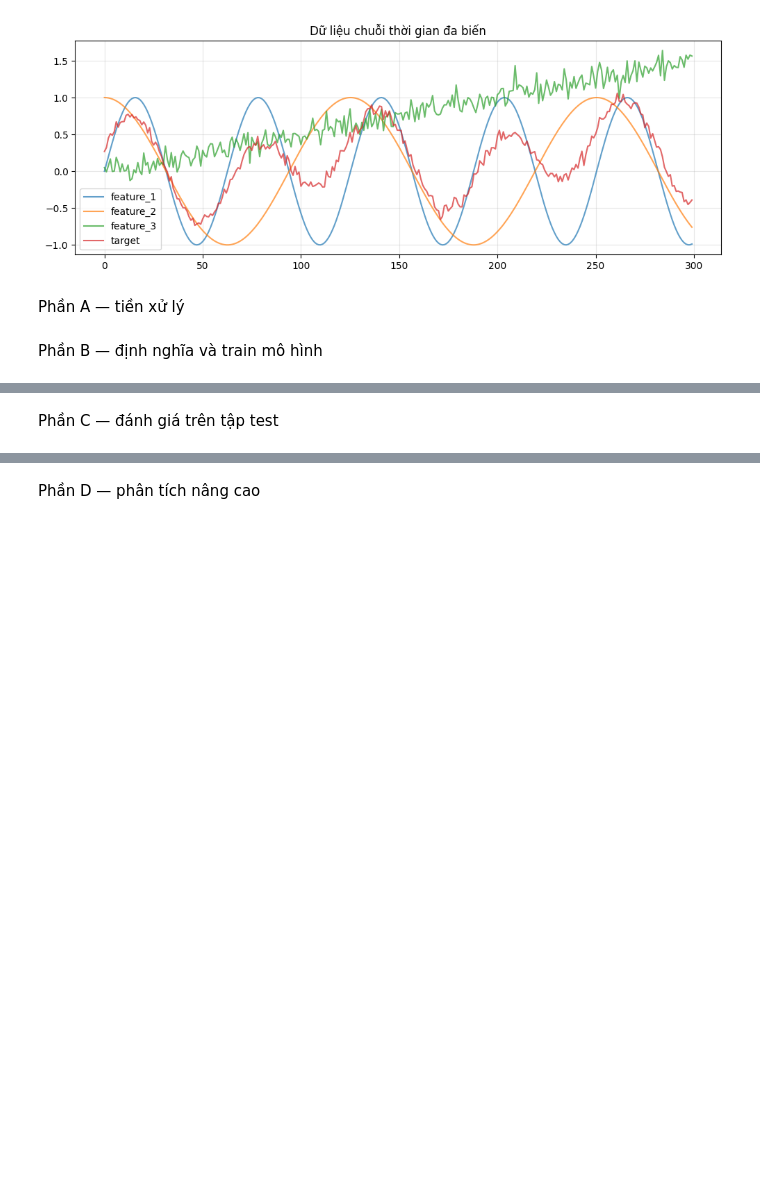
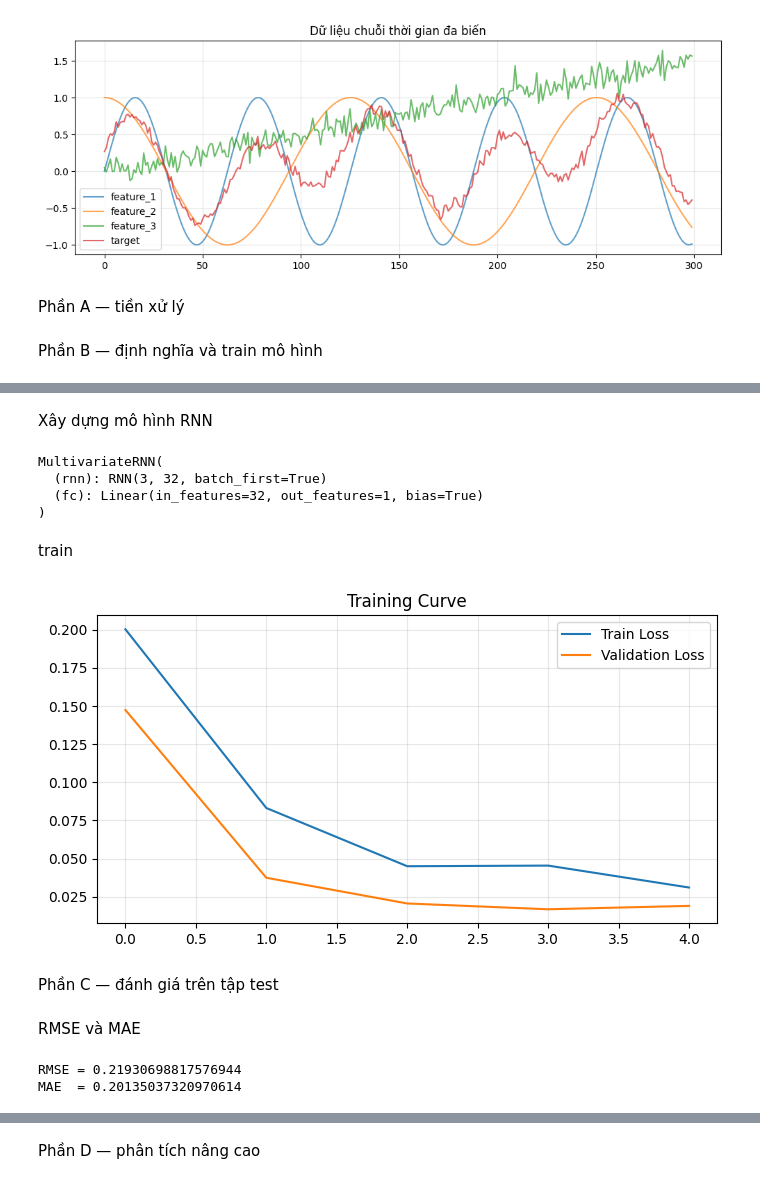
Before and after one commit to gourai1224/2001230259-14DHTH07-DL, a Jupyter notebook: RNN/RNN_BT.ipynb, the cells around one changed output, grey strips where cells are left out. Cells and saved outputs as stored; diff of their text form; code cells hidden in the pictures; blank space fills up the shorter version.

```diff
--- a/RNN/RNN_BT.ipynb
+++ b/RNN/RNN_BT.ipynb
@@ -80,0 +116,9 @@ Phần B — định nghĩa và train mô hình
+# %%
+X_train_tensor = torch.tensor(X_train_seq, dtype=torch.float32)
+y_train_tensor = torch.tensor(y_train_seq, dtype=torch.float32)
+
+X_val_tensor = torch.tensor(X_val_seq, dtype=torch.float32)
+y_val_tensor = torch.tensor(y_val_seq, dtype=torch.float32)
+
+X_test_tensor = torch.tensor(X_test_seq, dtype=torch.float32)
+y_test_tensor = torch.tensor(y_test_seq, dtype=torch.float32)
@@ -80,0 +127,7 @@ Phần B — định nghĩa và train mô hình
+# %%
+train_dataset = TensorDataset(X_train_tensor, y_train_tensor)
+val_dataset = TensorDataset(X_val_tensor, y_val_tensor)
+train_loader = DataLoader(train_dataset, batch_size=32, shuffle=True)
+val_loader = DataLoader(val_dataset, batch_size=32, shuffle=False)
+# %% [markdown]
+Xây dựng mô hình RNN
@@ -80,0 +157,13 @@ Phần B — định nghĩa và train mô hình
+# %%
+model = MultivariateRNN()
+criterion = nn.MSELoss()
+optimizer = torch.optim.Adam(model.parameters(), lr=0.001)
+
+print(model)
+# %% [output]
+MultivariateRNN(
+  (rnn): RNN(3, 32, batch_first=True)
+  (fc): Linear(in_features=32, out_features=1, bias=True)
+)
+# %% [markdown]
+train
@@ -81,2 +213,23 @@ Phần B — định nghĩa và train mô hình
+# %%
+plt.figure(figsize=(8,4))
+
+plt.plot(
+    train_losses,
+    label='Train Loss'
+)
+
+plt.plot(
+    val_losses,
+    label='Validation Loss'
+)
+
+plt.legend()
+plt.grid(alpha=0.3)
+
+plt.title("Training Curve")
+
+plt.show()
+# %% [output]
+[figure, added]
 # %% [markdown]
 Phần C — đánh giá trên tập test
@@ -82,0 +244,20 @@ Phần C — đánh giá trên tập test
+# %% [markdown]
+RMSE và MAE
+# %%
+rmse = np.sqrt(
+    mean_squared_error(
+        y_true,
+        y_pred
+    )
+)
+
+mae = mean_absolute_error(
+    y_true,
+    y_pred
+)
+
+print("RMSE =", rmse)
+print("MAE  =", mae)
+# %% [output]
+RMSE = 0.21930698817576944
+MAE  = 0.20135037320970614
```
Also changed, not shown: parts of 47 cells of this notebook.
